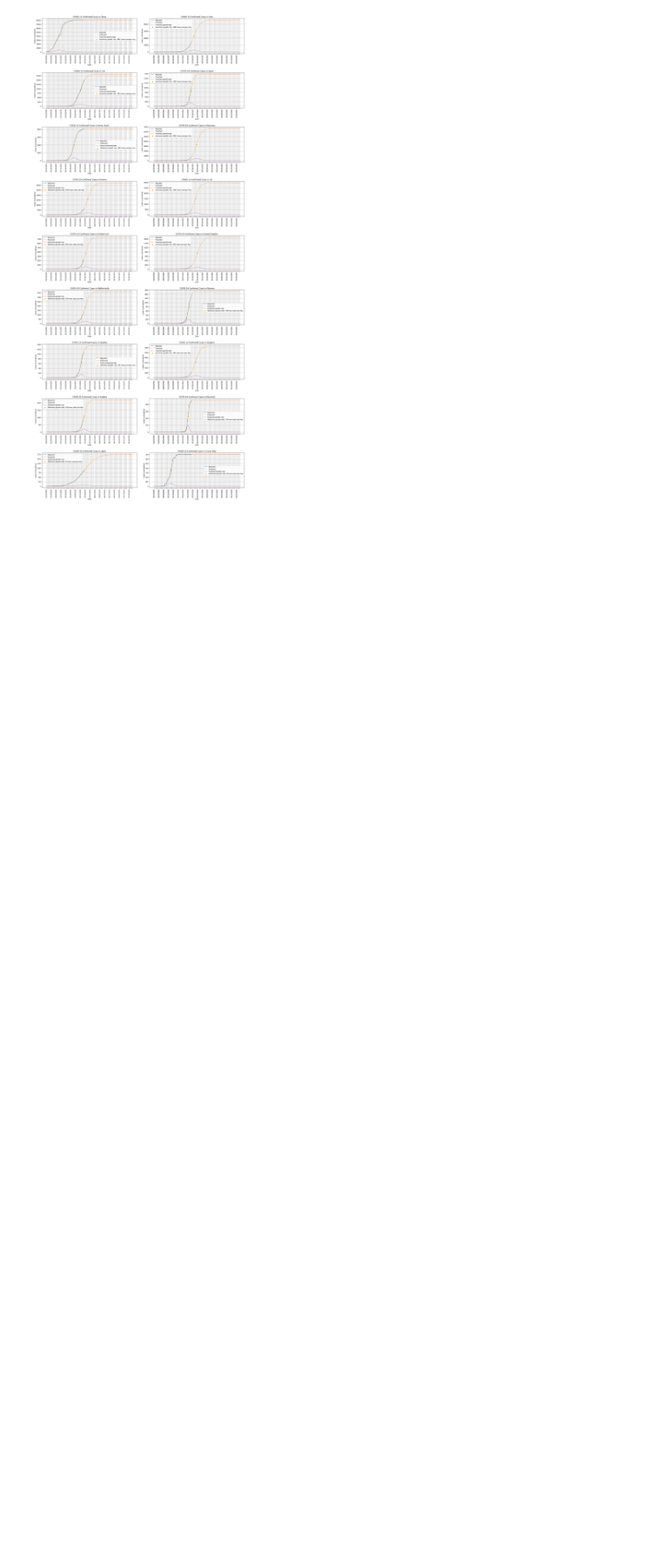
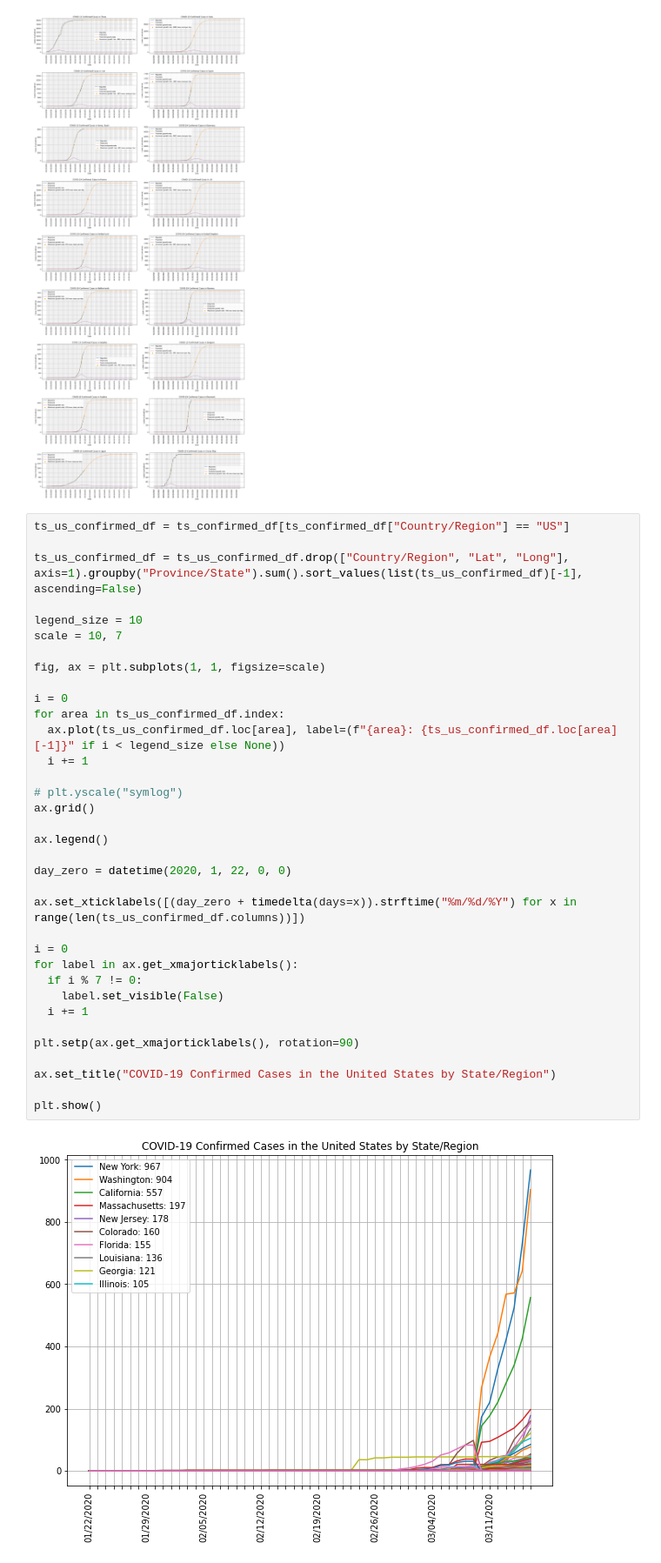
Before and after one commit to hinsley/colabs, a Jupyter notebook: Coronavirus_Projections.ipynb, the cells around one changed output. Shown at 87% size. Drawn from its saved outputs; the diff is of its cells as text; blank space fills up the shorter version.

Commit message:
Add US state/region breakdown

```diff
--- a/Coronavirus_Projections.ipynb
+++ b/Coronavirus_Projections.ipynb
@@ -363,3 +363,40 @@ fig.tight_layout(pad=3)
 plt.show()
 # %% [output]
 [figure]
+# %%
+ts_us_confirmed_df = ts_confirmed_df[ts_confirmed_df["Country/Region"] == "US"]
+
+ts_us_confirmed_df = ts_us_confirmed_df.drop(["Country/Region", "Lat", "Long"], axis=1).groupby("Province/State").sum().sort_values(list(ts_us_confirmed_df)[-1], ascending=False)
+
+legend_size = 10
+scale = 10, 7
+
+fig, ax = plt.subplots(1, 1, figsize=scale)
+
+i = 0
+for area in ts_us_confirmed_df.index:
+  ax.plot(ts_us_confirmed_df.loc[area], label=(f"{area}: {ts_us_confirmed_df.loc[area][-1]}" if i < legend_size else None))
+  i += 1
+
+# plt.yscale("symlog")
+ax.grid()
+
+ax.legend()
+
+day_zero = datetime(2020, 1, 22, 0, 0)
+
+ax.set_xticklabels([(day_zero + timedelta(days=x)).strftime("%m/%d/%Y") for x in range(len(ts_us_confirmed_df.columns))])
+
+i = 0
+for label in ax.get_xmajorticklabels():
+  if i % 7 != 0:
+    label.set_visible(False)
+  i += 1
+
+plt.setp(ax.get_xmajorticklabels(), rotation=90)
+
+ax.set_title("COVID-19 Confirmed Cases in the United States by State/Region")
+
+plt.show()
+# %% [output]
+[figure, added]
```
